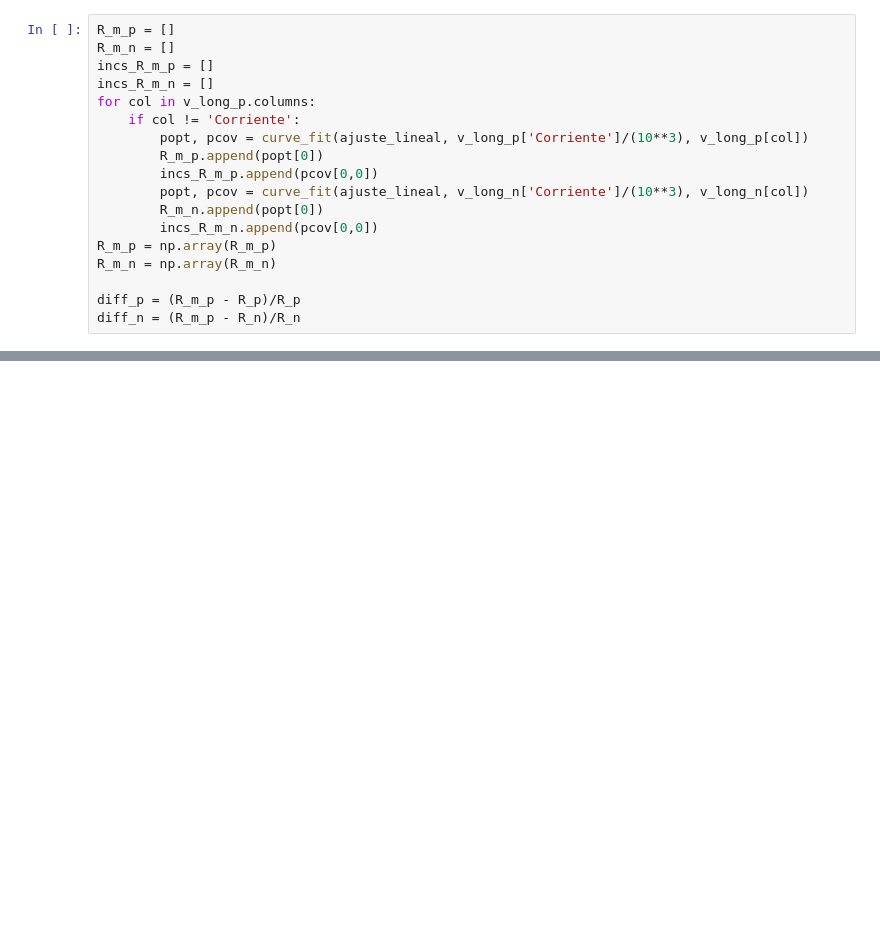
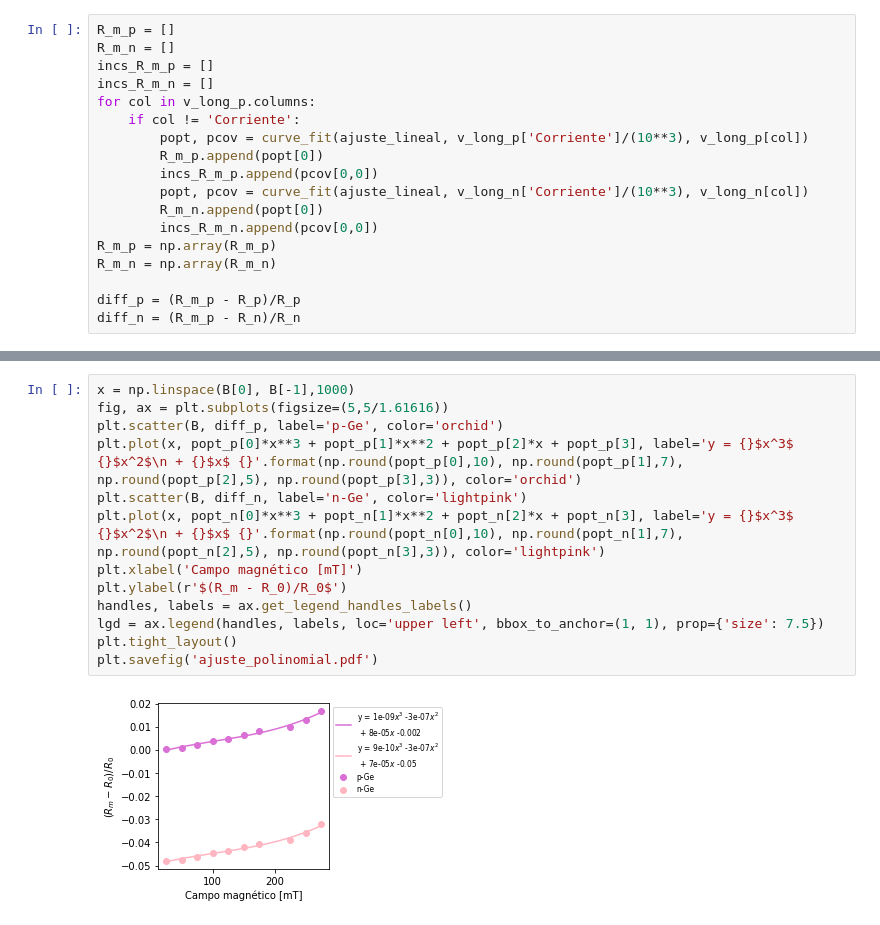
Before and after one commit to sofiaalvarezlopez/Laboratorio-Intermedio, a Jupyter notebook: Efecto Hall/Efecto Hall.ipynb, the cells around one changed output, grey strips where cells are left out. Drawn from its saved outputs; the diff is of its cells as text; blank space fills up the shorter version.

```diff
--- a/Efecto Hall/Efecto Hall.ipynb
+++ b/Efecto Hall/Efecto Hall.ipynb
@@ -395,0 +407,15 @@ plt.legend()
+# %%
+x = np.linspace(B[0], B[-1],1000)
+fig, ax = plt.subplots(figsize=(5,5/1.61616))
+plt.scatter(B, diff_p, label='p-Ge', color='orchid')
+plt.plot(x, popt_p[0]*x**3 + popt_p[1]*x**2 + popt_p[2]*x + popt_p[3], label='y = {}$x^3$ {}$x^2$\n + {}$x$ {}'.format(np.round(popt_p[0],10), np.round(popt_p[1],7), np.round(popt_p[2],5), np.round(popt_p[3],3)), color='orchid')
+plt.scatter(B, diff_n, label='n-Ge', color='lightpink')
+plt.plot(x, popt_n[0]*x**3 + popt_n[1]*x**2 + popt_n[2]*x + popt_n[3], label='y = {}$x^3$ {}$x^2$\n + {}$x$ {}'.format(np.round(popt_n[0],10), np.round(popt_n[1],7), np.round(popt_n[2],5), np.round(popt_n[3],3)), color='lightpink')
+plt.xlabel('Campo magnético [mT]')
+plt.ylabel(r'$(R_m - R_0)/R_0$')
+handles, labels = ax.get_legend_handles_labels()
+lgd = ax.legend(handles, labels, loc='upper left', bbox_to_anchor=(1, 1), prop={'size': 7.5})
+plt.tight_layout()
+plt.savefig('ajuste_polinomial.pdf')
+# %% [output]
+[figure, added]
```
Also changed, not shown: parts of 7 cells of this notebook, 2 other files.
